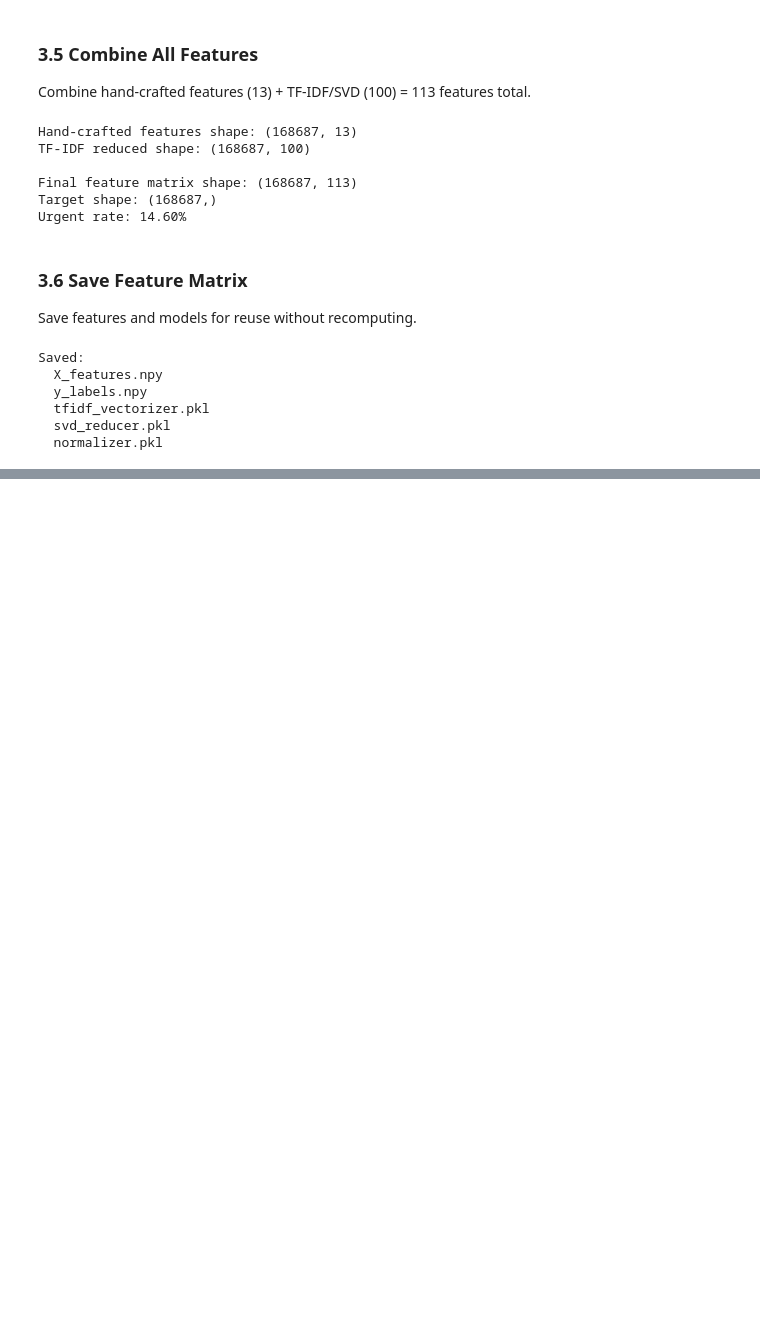
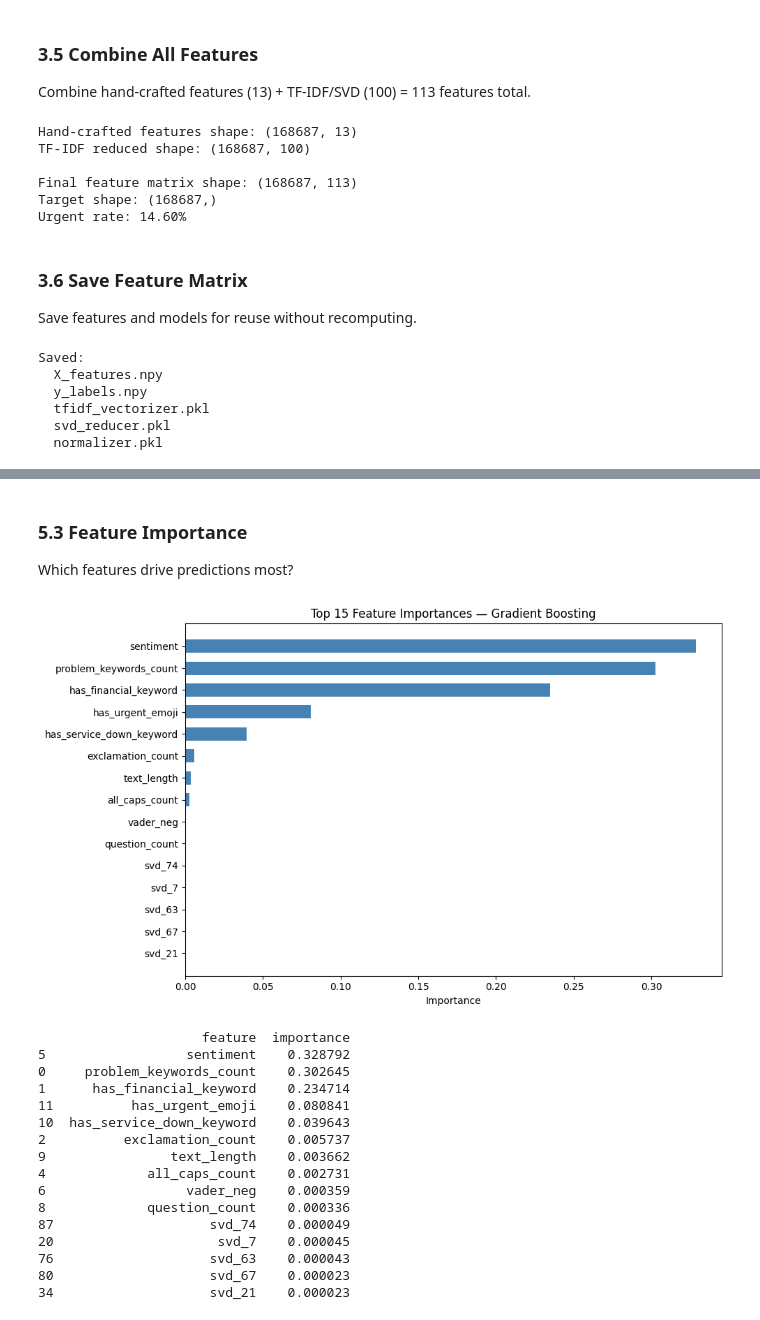
Before and after one commit to Bahaamehyeldine/decision_intelligence_assistant, a Jupyter notebook: notebooks/model_training.ipynb, the cells around one changed output, grey strips where cells are left out. Saved outputs shown, nothing was run; the diff lists cells and outputs as text; code cells hidden in the pictures; blank space fills up the shorter version.

```diff
--- a/notebooks/model_training.ipynb
+++ b/notebooks/model_training.ipynb
@@ -616,0 +894,47 @@ Saved:
+# %% [markdown]
+### 5.3 Feature Importance
+Which features drive predictions most?
+# %%
+import seaborn as sns
+hand_crafted_names = [
+    'problem_keywords_count', 'has_financial_keyword', 'exclamation_count',
+    'has_repeated_word_3plus', 'all_caps_count', 'sentiment', 'vader_neg',
+    'vader_pos', 'question_count', 'text_length', 'has_service_down_keyword',
+    'has_urgent_emoji', 'roberta_negative'
+]
+tfidf_names = [f'svd_{i}' for i in range(100)]
+all_features = hand_crafted_names + tfidf_names
+
+importances = final_model.feature_importances_
+feature_imp = pd.DataFrame({
+    'feature': all_features,
+    'importance': importances
+}).sort_values('importance', ascending=False).head(15)
+
+plt.figure(figsize=(10, 6))
+plt.barh(feature_imp['feature'], feature_imp['importance'], height=0.6, color='steelblue')
+plt.title('Top 15 Feature Importances — Gradient Boosting')
+plt.xlabel('Importance')
+plt.gca().invert_yaxis()
+plt.tight_layout()
+plt.show()
+
+print(feature_imp.to_string())
+# %% [output]
+[figure, added]
+                     feature  importance
+5                  sentiment    0.328792
+0     problem_keywords_count    0.302645
+1      has_financial_keyword    0.234714
+11          has_urgent_emoji    0.080841
+10  has_service_down_keyword    0.039643
+2          exclamation_count    0.005737
+9                text_length    0.003662
+4             all_caps_count    0.002731
+6                  vader_neg    0.000359
+8             question_count    0.000336
+87                    svd_74    0.000049
+20                     svd_7    0.000045
+76                    svd_63    0.000043
+80                    svd_67    0.000023
+34                    svd_21    0.000023
```
Also changed, not shown: parts of 20 cells of this notebook.
